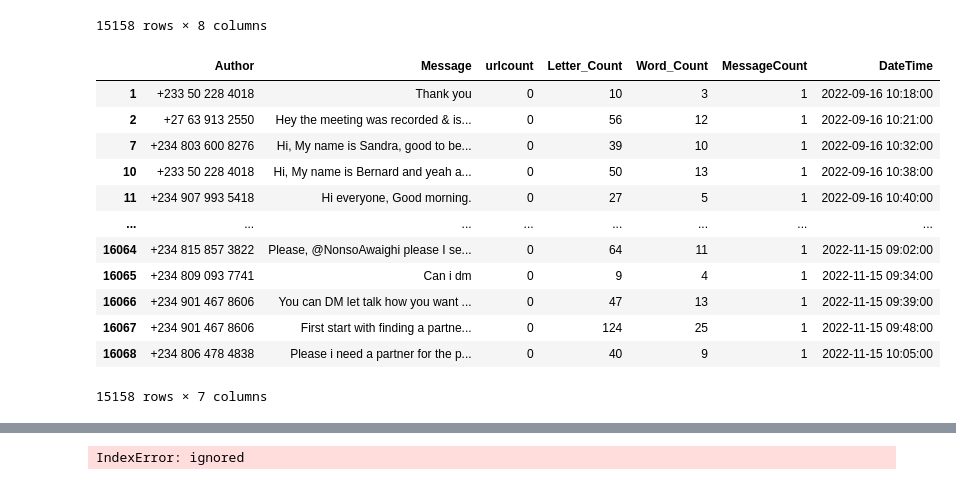
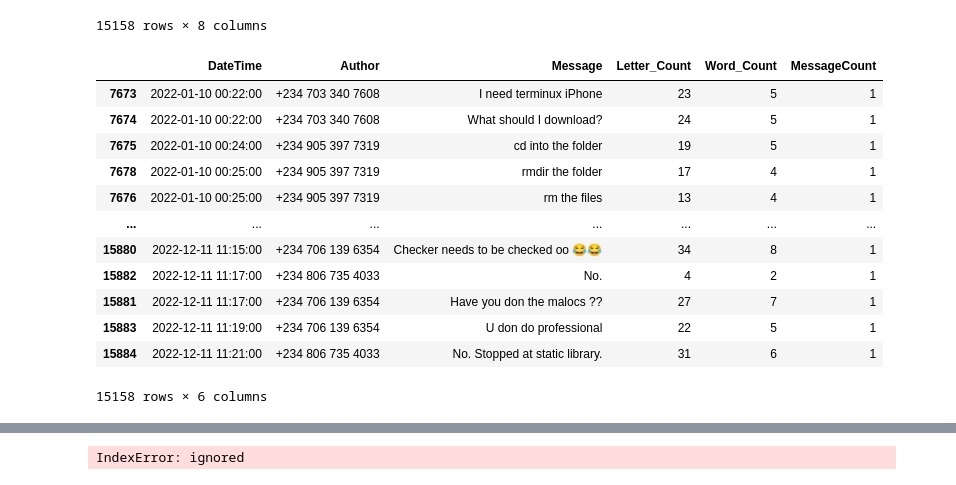
Before and after one commit to bakasheddy/Whatsapp-analysis, a Jupyter notebook: Whatsapp_analysis.ipynb, the cells around one changed output, grey strips where cells are left out. Drawn from its saved outputs; the diff is of its cells as text; code cells hidden in the pictures.

```diff
--- a/Whatsapp_analysis.ipynb
+++ b/Whatsapp_analysis.ipynb
@@ -276,20 +276,22 @@ df['Time'] = pd.to_datetime(df['Time'], format='%I:%M %p').dt.strftime('%H:%M')
 # %%
 df['DateTime'] = pd.to_datetime(df['Date'] + ' ' + df['Time'])
 # %%
-df.drop(['Date', 'Time'], inplace=True, axis=1)
+df.drop(['Date', 'Time', 'urlcount'], inplace=True, axis=1)
 # %%
 cols = ['DateTime', 'Author', 'Message', 'Letter_Count', 'Word_Count', 'MessageCount']
+df = df[cols]
+df.sort_values('DateTime')
 # %% [output]
-|  | Author | Message | urlcount | Letter_Count | Word_Count | MessageCount | DateTime |
-| 1 | +233 50 228 4018 | Thank you | 0 | 10 | 3 | 1 | 2022-09-16 10:18:00 |
-| 2 | +27 63 913 2550 | Hey the meeting was recorded & is... | 0 | 56 | 12 | 1 | 2022-09-16 10:21:00 |
-| 7 | +234 803 600 8276 | Hi, My name is Sandra, good to be... | 0 | 39 | 10 | 1 | 2022-09-16 10:32:00 |
-| 10 | +233 50 228 4018 | Hi, My name is Bernard and yeah a... | 0 | 50 | 13 | 1 | 2022-09-16 10:38:00 |
-| 11 | +234 907 993 5418 | Hi everyone, Good morning. | 0 | 27 | 5 | 1 | 2022-09-16 10:40:00 |
-| ... | ... | ... | ... | ... | ... | ... | ... |
-| 16064 | +234 815 857 3822 | Please, @NonsoAwaighi please I se... | 0 | 64 | 11 | 1 | 2022-11-15 09:02:00 |
-| 16065 | +234 809 093 7741 | Can i dm | 0 | 9 | 4 | 1 | 2022-11-15 09:34:00 |
-| 16066 | +234 901 467 8606 | You can DM let talk how you want ... | 0 | 47 | 13 | 1 | 2022-11-15 09:39:00 |
-| 16067 | +234 901 467 8606 | First start with finding a partne... | 0 | 124 | 25 | 1 | 2022-11-15 09:48:00 |
-| 16068 | +234 806 478 4838 | Please i need a partner for the p... | 0 | 40 | 9 | 1 | 2022-11-15 10:05:00 |
+|  | DateTime | Author | Message | Letter_Count | Word_Count | MessageCount |
+| 7673 | 2022-01-10 00:22:00 | +234 703 340 7608 | I need terminux iPhone | 23 | 5 | 1 |
+| 7674 | 2022-01-10 00:22:00 | +234 703 340 7608 | What should I download? | 24 | 5 | 1 |
+| 7675 | 2022-01-10 00:24:00 | +234 905 397 7319 | cd into the folder | 19 | 5 | 1 |
+| 7678 | 2022-01-10 00:25:00 | +234 905 397 7319 | rmdir the folder | 17 | 4 | 1 |
+| 7676 | 2022-01-10 00:25:00 | +234 905 397 7319 | rm the files | 13 | 4 | 1 |
+| ... | ... | ... | ... | ... | ... | ... |
+| 15880 | 2022-12-11 11:15:00 | +234 706 139 6354 | Checker needs to be checked oo 😂😂 | 34 | 8 | 1 |
+| 15882 | 2022-12-11 11:17:00 | +234 806 735 4033 | No. | 4 | 2 | 1 |
+| 15881 | 2022-12-11 11:17:00 | +234 706 139 6354 | Have you don the malocs ?? | 27 | 7 | 1 |
+| 15883 | 2022-12-11 11:19:00 | +234 706 139 6354 | U don do professional | 22 | 5 | 1 |
+| 15884 | 2022-12-11 11:21:00 | +234 806 735 4033 | No. Stopped at static library. | 31 | 6 | 1 |
-15158 rows × 7 columns
+15158 rows × 6 columns
```
Also changed, not shown: parts of 3 cells of this notebook.
